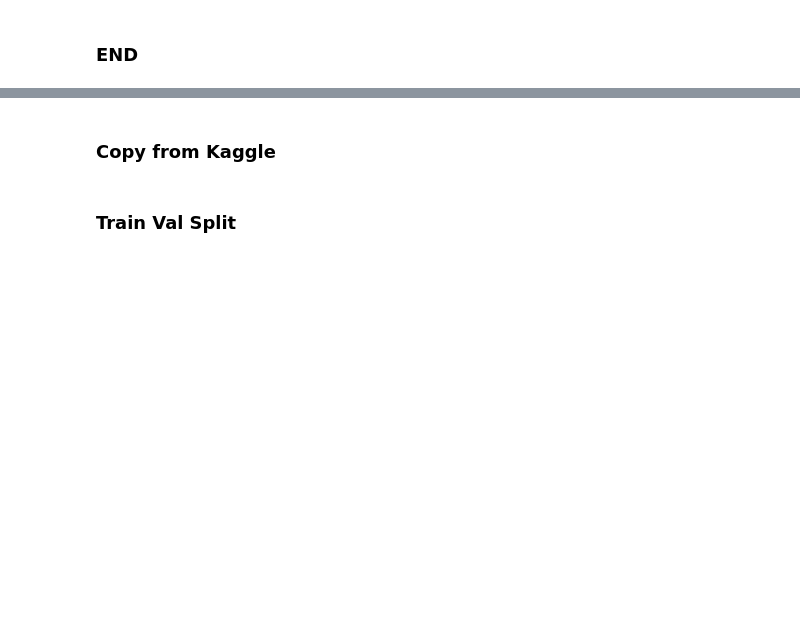
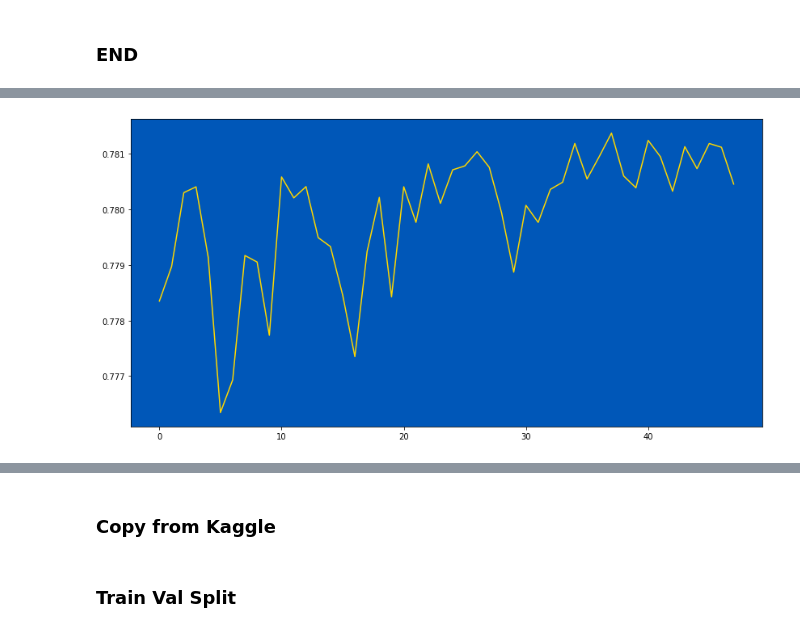
Before and after one commit to waikey-lee/kaggle-amex, a Jupyter notebook: notebooks/lgbm_model_lag0_dart.ipynb, the cells around one changed output, grey strips where cells are left out. Saved outputs shown, nothing was run; the diff lists cells and outputs as text; code cells hidden in the pictures; blank space fills up the shorter version.

```diff
--- a/notebooks/lgbm_model_lag0_dart.ipynb
+++ b/notebooks/lgbm_model_lag0_dart.ipynb
@@ -375,0 +438,6 @@ features = train.columns[3: -1].tolist()
+# %%
+plt.figure(figsize=(14, 7))
+trial_df.loc[trial_df["state"] == "COMPLETE"].reset_index(drop=True)["value"].plot()
+plt.show()
+# %% [output]
+[figure, added]
```
Also changed, not shown: parts of 61 cells of this notebook.
